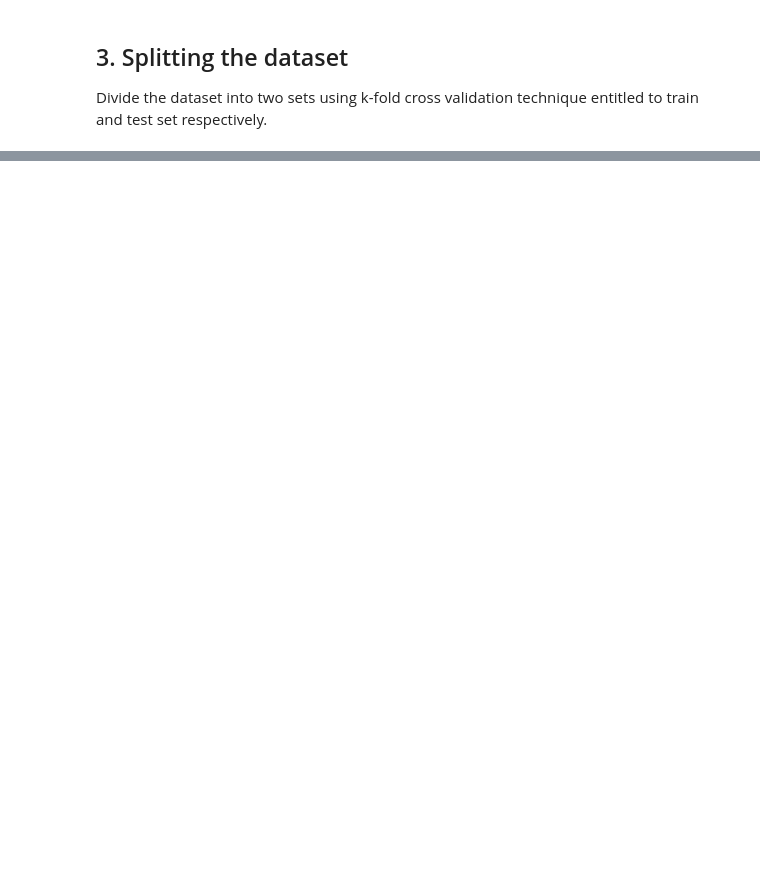
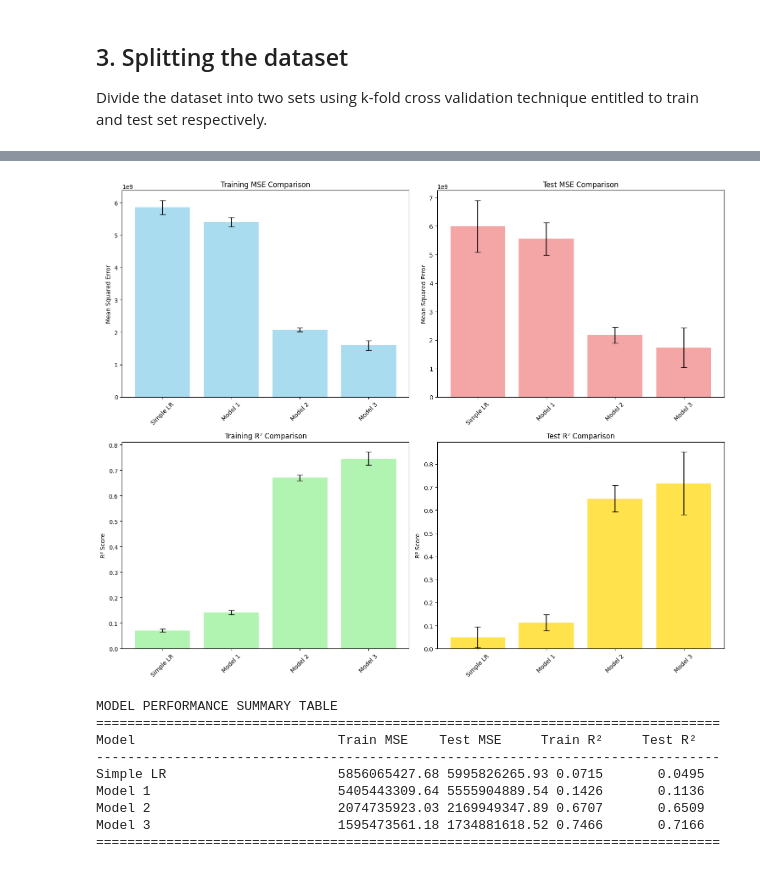
Before and after one commit to Uttam-Mahata/Machine-Learning-LAB, a Jupyter notebook: Assignment 1 - Linear Regression/house_price_classification copy.ipynb, the cells around one changed output, grey strips where cells are left out. Saved outputs shown, nothing was run; the diff lists cells and outputs as text; code cells hidden in the pictures; blank space fills up the shorter version.

```diff
--- a/Assignment 1 - Linear Regression/house_price_classification copy.ipynb
+++ b/Assignment 1 - Linear Regression/house_price_classification copy.ipynb
@@ -156,11 +131,0 @@ Categorical columns with missing values: []
-# %%
-# Encoding categorical variables with One Hot Encoder
-from sklearn.preprocessing import OneHotEncoder
-encoder = OneHotEncoder(drop='first', sparse_output=False)
-encoded_categorical = encoder.fit_transform(df[missing_categorical_columns])
-print("Encoded Categorical Variables Shape:", encoded_categorical.shape)
-encoded_df = pd.DataFrame(encoded_categorical, columns=encoder.get_feature_names_out(missing_categorical_columns))
-print("Encoded Categorical Variables:\n", encoded_df.head())
-df = df.drop(missing_categorical_columns, axis=1)
-df = pd.concat([df, encoded_df], axis=1)
-df.head()
@@ -298,0 +384,66 @@ Model 3 Slope: [5.82711595e+01 6.45767694e-01 3.11577531e+04 1.34537716e+03
+# %%
+# Create visualizations to compare model performance
+fig, ((ax1, ax2), (ax3, ax4)) = plt.subplots(2, 2, figsize=(15, 12))
+
+# Prepare data for plotting
+model_names = list(models_data.keys())
+train_mse_means = [summary_results[name]['avg_train_mse'] for name in model_names]
+test_mse_means = [summary_results[name]['avg_test_mse'] for name in model_names]
+train_r2_means = [summary_results[name]['avg_train_r2'] for name in model_names]
+test_r2_means = [summary_results[name]['avg_test_r2'] for name in model_names]
+
+train_mse_stds = [summary_results[name]['std_train_mse'] for name in model_names]
+test_mse_stds = [summary_results[name]['std_test_mse'] for name in model_names]
+train_r2_stds = [summary_results[name]['std_train_r2'] for name in model_names]
+test_r2_stds = [summary_results[name]['std_test_r2'] for name in model_names]
+
+# Shorten model names for better visualization
+short_names = ['Simple LR', 'Model 1', 'Model 2', 'Model 3']
+
+# Plot 1: Training MSE Comparison
+ax1.bar(short_names, train_mse_means, yerr=train_mse_stds, capsize=5, alpha=0.7, color='skyblue')
+ax1.set_title('Training MSE Comparison')
+ax1.set_ylabel('Mean Squared Error')
+ax1.tick_params(axis='x', rotation=45)
+
+# Plot 2: Test MSE Comparison
+ax2.bar(short_names, test_mse_means, yerr=test_mse_stds, capsize=5, alpha=0.7, color='lightcoral')
+ax2.set_title('Test MSE Comparison')
+ax2.set_ylabel('Mean Squared Error')
+ax2.tick_params(axis='x', rotation=45)
+
+# Plot 3: Training R² Comparison
+ax3.bar(short_names, train_r2_means, yerr=train_r2_stds, capsize=5, alpha=0.7, color='lightgreen')
+ax3.set_title('Training R² Comparison')
+ax3.set_ylabel('R² Score')
+ax3.tick_params(axis='x', rotation=45)
+
+# Plot 4: Test R² Comparison
+ax4.bar(short_names, test_r2_means, yerr=test_r2_stds, capsize=5, alpha=0.7, color='gold')
+ax4.set_title('Test R² Comparison')
+ax4.set_ylabel('R² Score')
+ax4.tick_params(axis='x', rotation=45)
+
+plt.tight_layout()
+plt.show()
+
+# Also create a summary table
+print("\nMODEL PERFORMANCE SUMMARY TABLE")
+print("="*80)
+print(f"{'Model':<30} {'Train MSE':<12} {'Test MSE':<12} {'Train R²':<12} {'Test R²':<12}")
+print("-" * 80)
+for i, name in enumerate(model_names):
+    short_name = short_names[i]
+    print(f"{short_name:<30} {train_mse_means[i]:<12.2f} {test_mse_means[i]:<12.2f} {train_r2_means[i]:<12.4f} {test_r2_means[i]:<12.4f}")
+print("="*80)
+# %% [output]
+[figure, added]
+MODEL PERFORMANCE SUMMARY TABLE
+================================================================================
+Model                          Train MSE    Test MSE     Train R²     Test R²
+--------------------------------------------------------------------------------
+Simple LR                      5856065427.68 5995826265.93 0.0715       0.0495
+Model 1                        5405443309.64 5555904889.54 0.1426       0.1136
+Model 2                        2074735923.03 2169949347.89 0.6707       0.6509
+Model 3                        1595473561.18 1734881618.52 0.7466       0.7166
+================================================================================
```
Also changed, not shown: parts of 24 cells of this notebook, 1 other file.
